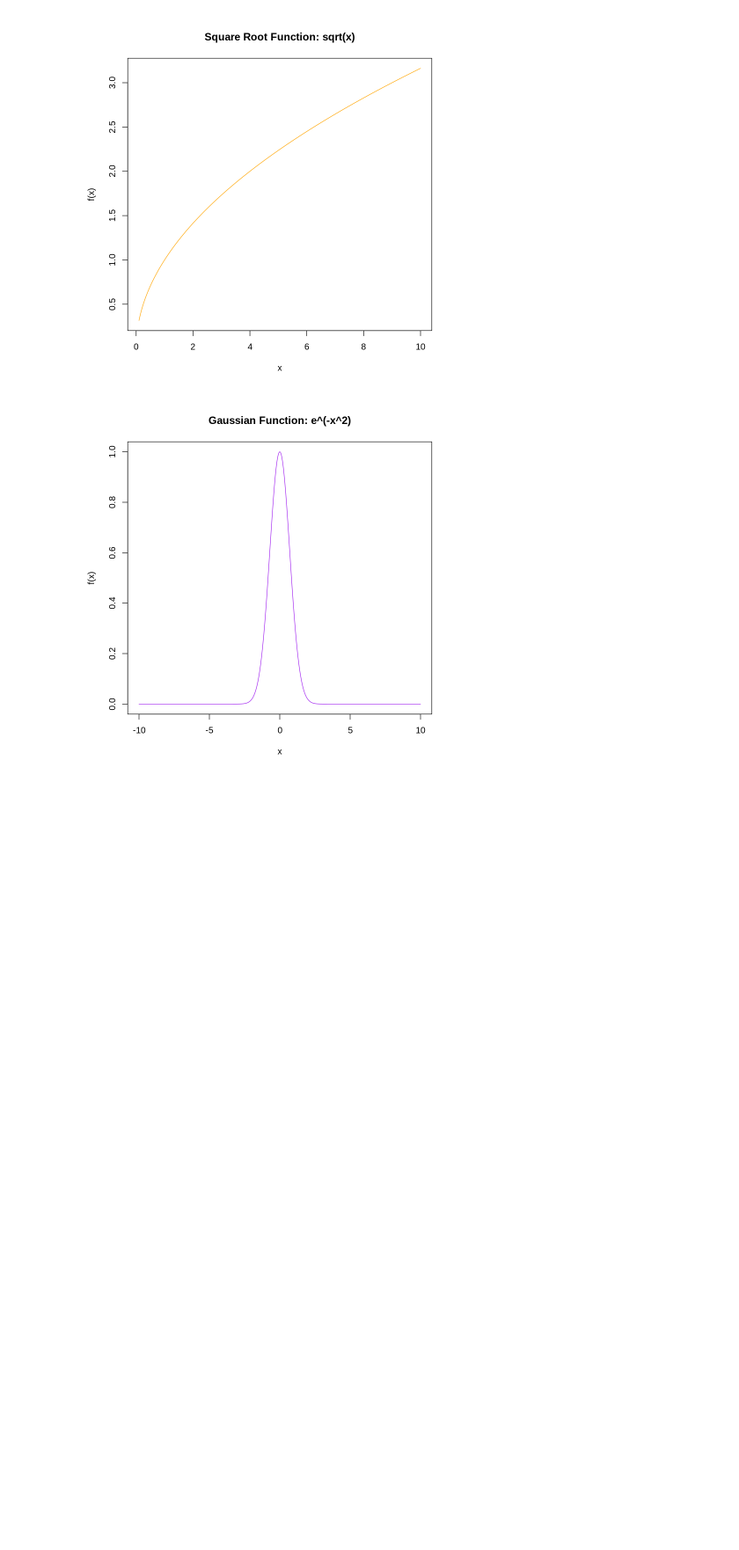
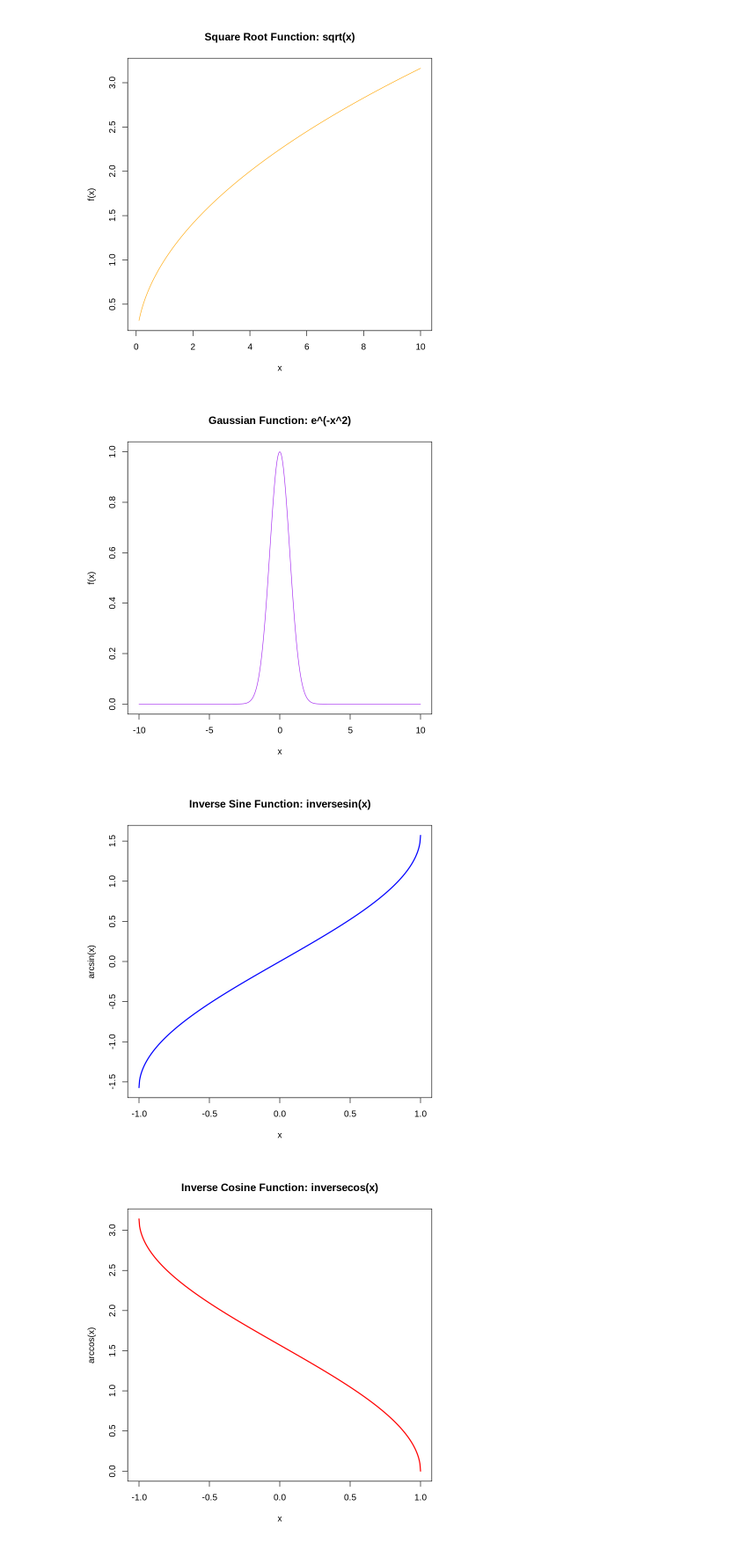
Before and after one commit to Takato-1887/Learning_R, a Jupyter notebook: R_plotting_real_functions.ipynb, the cells around one changed output. Shown: that part at 88% size. Cells and saved outputs as stored; diff of their text form; code cells hidden in the pictures; blank space fills up the shorter version.

Commit message:
Plotting inverse trigonometric functions

```diff
--- a/R_plotting_real_functions.ipynb
+++ b/R_plotting_real_functions.ipynb
@@ -64,3 +64,27 @@ plot(x, y_gauss, type = "l", col = "purple", main = "Gaussian Function: e^(-x^2)
 [figure]
 [figure]
 [figure]
+# %%
+# Create a range of x values
+x_arc <- seq(-1, 1, length.out = 500)   # For arcsin and arccos, domain is [-1, 1]
+x_atan <- seq(-10, 10, length.out = 500)  # For arctan, domain is all real numbers
+
+# Calculate y-values
+y_asin <- asin(x_arc)    # arcsin(x)
+y_acos <- acos(x_arc)    # arccos(x)
+y_atan <- atan(x_atan)   # arctan(x)
+
+# Plot arcsin
+plot(x_arc, y_asin, type = "l", col = "blue", lwd = 2,
+     main = "Inverse Sine Function: inversesin(x)", xlab = "x", ylab = "arcsin(x)")
+
+# Plot arccos
+plot(x_arc, y_acos, type = "l", col = "red", lwd = 2,
+     main = "Inverse Cosine Function: inversecos(x)", xlab = "x", ylab = "arccos(x)")
+
+# Plot arctan
+plot(x_atan, y_atan, type = "l", col = "green", lwd = 2,
+     main = "Inverse Tangent Function: inversetan(x)", xlab = "x", ylab = "arctan(x)")
+# %% [output]
+[figure, added]
+[figure, added]
```
Also changed, not shown: parts of 1 cell of this notebook.
